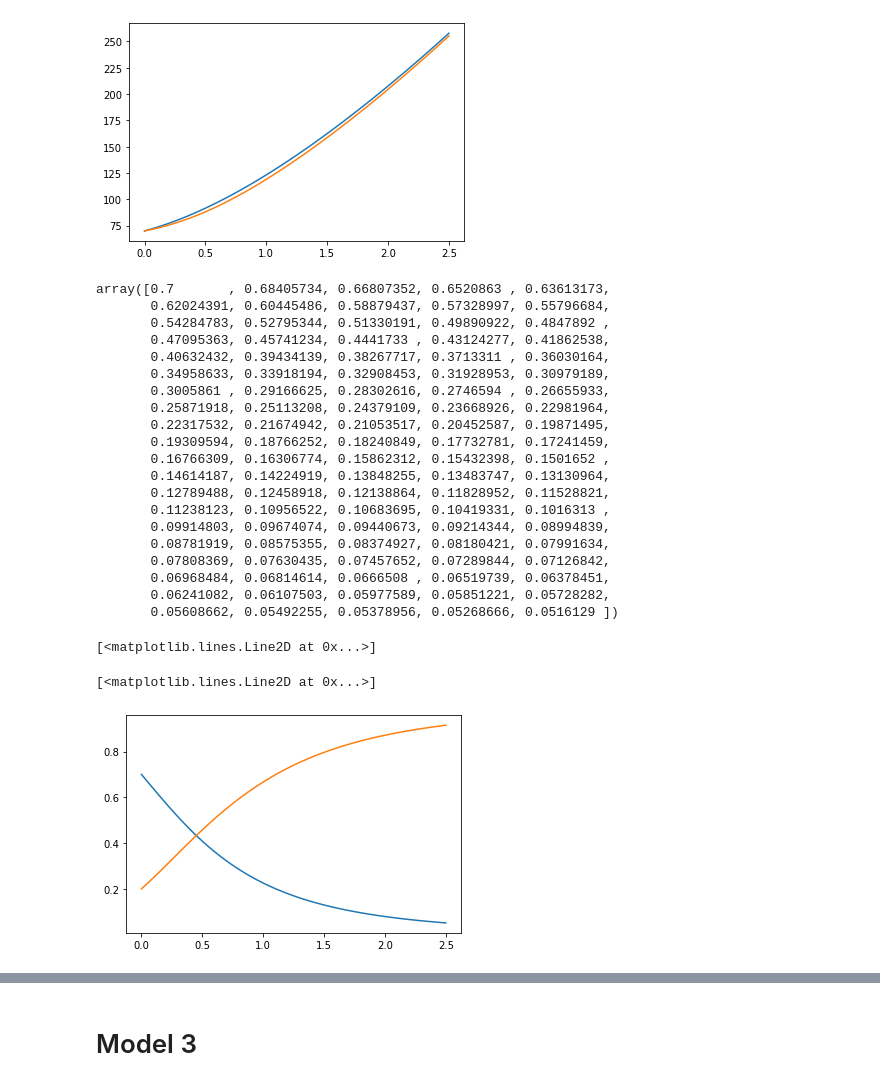
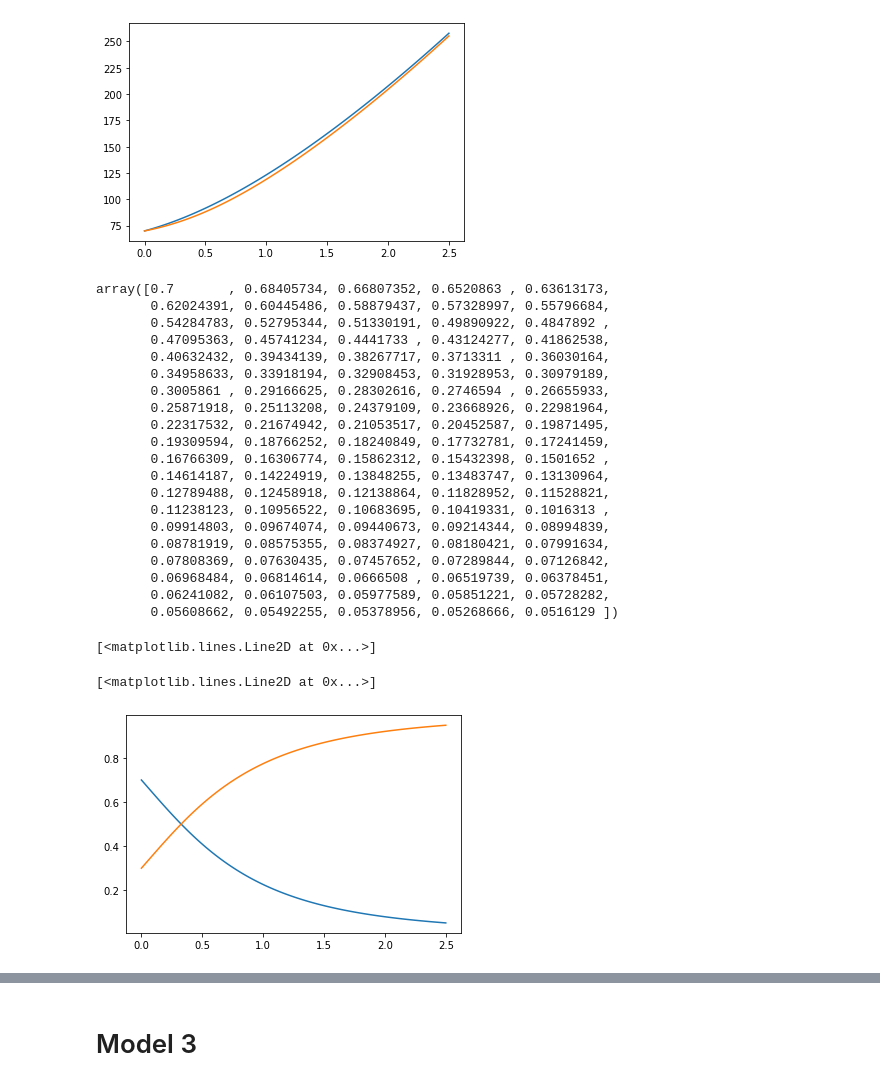
Before and after one commit to ViktorGakis/fishplots, a Jupyter notebook: fishplots.ipynb, the cells around one changed output, grey strips where cells are left out. Drawn from its saved outputs; the diff is of its cells as text; code cells hidden in the pictures.

```diff
--- a/fishplots.ipynb
+++ b/fishplots.ipynb
@@ -89,8 +89,8 @@ def Ηfunction(z,y,equationE):
 # %%
 # fish plot for LCDM
 # \Omega_{\Lambda} = E**2 -Omega_{m0} (1+z)**3
-omegam = 0.2
-h = 0.6
+omegam = 0.3
+h = 0.9
 def omegalamda(zs,omegam,h):
       return 1 - ((100*h)/ΗfunctionLCDM(zs,[omegam,h]))**2*omegam*((1+zs)**3)
 omegalamda(zs,0.3,0.7)
@@ -208,37 +208,37 @@ plt.plot(zs,Ηfunctionexp1(zs,[0.3,0.7]))
 # %%
 # fish plot for LCDM
 # \Omega_{\Lambda} = E**2 -Omega_{m0} (1+z)**3
-omegam = 0.2
+omegam = 0.3
 h = 0.6
 def omegalamda(zs,omegam,h):
       return 1 - ((100*h)/ΗfunctionLCDM(zs,[omegam,h]))**2*omegam*((1+zs)**3)
 omegalamda(zs,0.3,0.7)
 plt.plot(zs,omegalamda(zs,0.3,0.7))
 plt.plot(zs,((omegam)*((1+zs)**3))/((ΗfunctionLCDM(zs,[omegam,h])/(100*h))**2))
 # intersection point(transition redshift), to the left accelarated, to the right disaccelerated
 # %% [output]
 array([0.7       , 0.68405734, 0.66807352, 0.6520863 , 0.63613173,
        0.62024391, 0.60445486, 0.58879437, 0.57328997, 0.55796684,
        0.54284783, 0.52795344, 0.51330191, 0.49890922, 0.4847892 ,
        0.47095363, 0.45741234, 0.4441733 , 0.43124277, 0.41862538,
        0.40632432, 0.39434139, 0.38267717, 0.3713311 , 0.36030164,
        0.34958633, 0.33918194, 0.32908453, 0.31928953, 0.30979189,
        0.3005861 , 0.29166625, 0.28302616, 0.2746594 , 0.26655933,
        0.25871918, 0.25113208, 0.24379109, 0.23668926, 0.22981964,
        0.22317532, 0.21674942, 0.21053517, 0.20452587, 0.19871495,
        0.19309594, 0.18766252, 0.18240849, 0.17732781, 0.17241459,
        0.16766309, 0.16306774, 0.15862312, 0.15432398, 0.1501652 ,
        0.14614187, 0.14224919, 0.13848255, 0.13483747, 0.13130964,
        0.12789488, 0.12458918, 0.12138864, 0.11828952, 0.11528821,
        0.11238123, 0.10956522, 0.10683695, 0.10419331, 0.1016313 ,
        0.09914803, 0.09674074, 0.09440673, 0.09214344, 0.08994839,
        0.08781919, 0.08575355, 0.08374927, 0.08180421, 0.07991634,
        0.07808369, 0.07630435, 0.07457652, 0.07289844, 0.07126842,
        0.06968484, 0.06814614, 0.0666508 , 0.06519739, 0.06378451,
        0.06241082, 0.06107503, 0.05977589, 0.05851221, 0.05728282,
        0.05608662, 0.05492255, 0.05378956, 0.05268666, 0.0516129 ])
 [<matplotlib.lines.Line2D at 0x...>]
 [<matplotlib.lines.Line2D at 0x...>]
-[figure, old version]
+[figure, new version]
 # %%
 # fish plot for exp1
```
Also changed, not shown: parts of 6 cells of this notebook.
